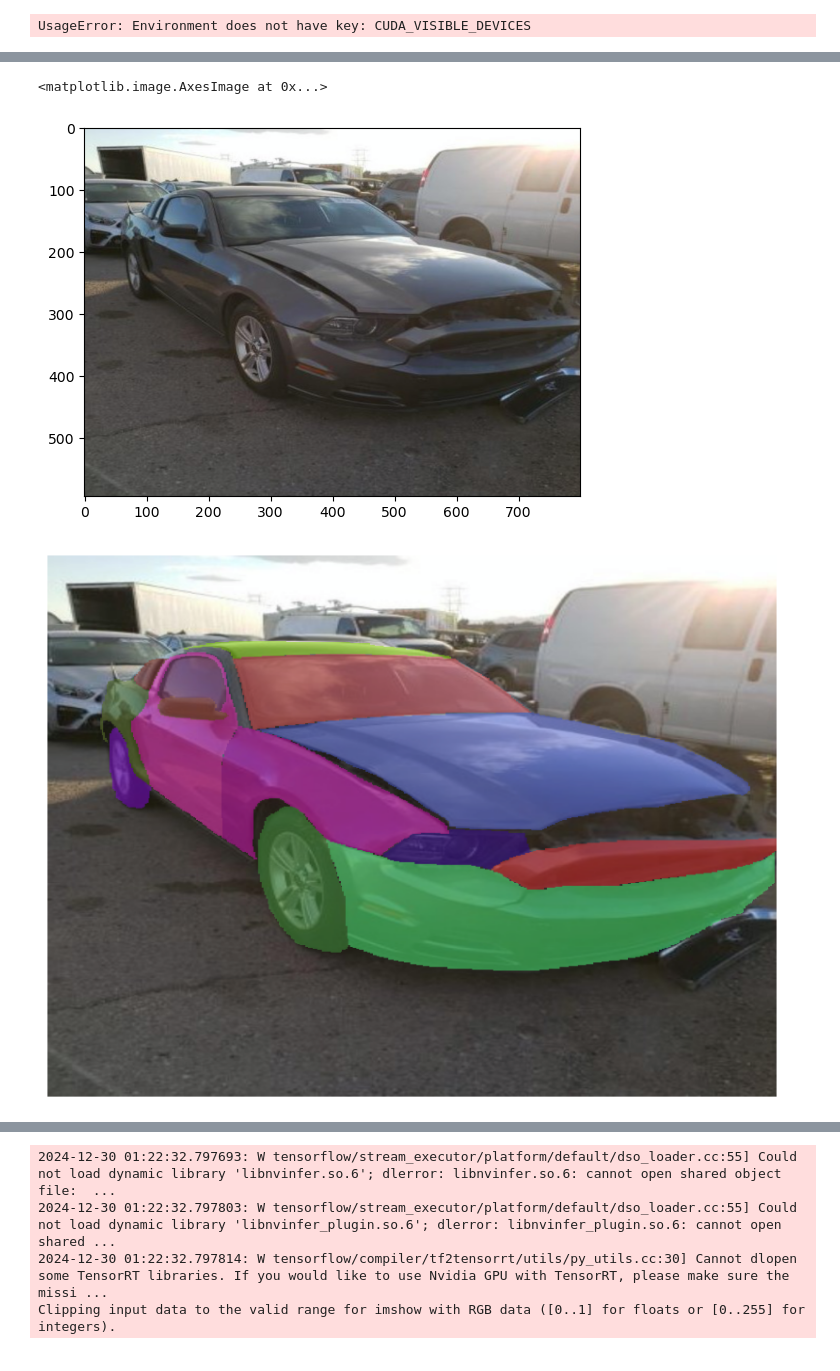
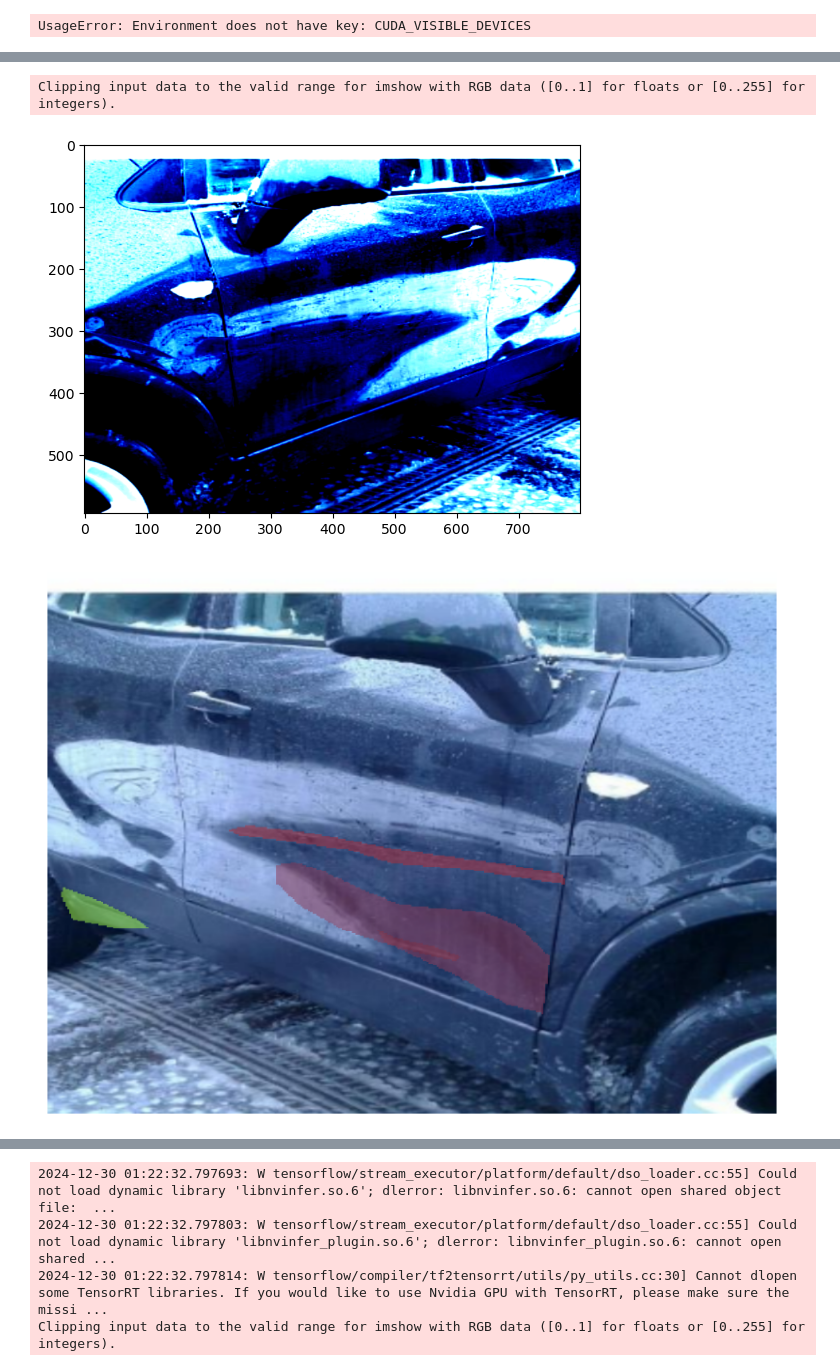
Before and after one commit to akshaygrao77/ImageSegmentation, a Jupyter notebook: segmentation_test.ipynb, the cells around one changed output, grey strips where cells are left out. Cells and saved outputs as stored; diff of their text form; code cells hidden in the pictures.

```diff
--- a/segmentation_test.ipynb
+++ b/segmentation_test.ipynb
@@ -47,7 +47,7 @@ from utils.data_preprocessor_utils import *
 from utils.visualize_utils import *
 # %%
 # Car_damages_dataset, Car_parts_dataset
-dataset = "Car_parts_dataset"
+dataset = "Car_damages_dataset"
 
 if(dataset == "Car_damages_dataset"):
     coco_path = "coco_damage_annotations.json"
@@ -87,4 +78,5 @@ index created!
 # %%
+is_normalize_image=False
 # Create dataset
 train_car_dataset = get_dataset(car_imgs,car_anns,is_train=True)
 val_car_dataset = get_dataset(car_imgs,car_anns)
@@ -103,6 +95,6 @@ creating index...
 index created!
 # %%
 # Check an example
-image, mask = train_car_dataset[1]
+image, mask = train_car_dataset[90]
 print(image.shape, mask.shape,train_car_dataset.img_path)  # Tensor dimensions
 # %% [output]
@@ -114,18 +111,21 @@ torch.Size([3, 594, 800]) torch.Size([1, 594, 800]) ./data/car-parts-and-car-dam
 # %%
-plt.imshow(unnormalize_image(image.transpose(0,-1).transpose(0,1).numpy()))
+if(is_normalize_image):
+    plt.imshow(unnormalize_image(image.transpose(0,-1).transpose(0,1).numpy()))
+else:
+    plt.imshow(image.transpose(0,-1).transpose(0,1).numpy())
 # %% [output]
-<matplotlib.image.AxesImage at 0x...>
+Clipping input data to the valid range for imshow with RGB data ([0..1] for floats or [0..255] for integers).
-[figure, old version]
+[figure, new version]
 # %%
-overlayed_image = overlay_colored_mask(image.transpose(0,-1).transpose(0,1).numpy(), mask[0].numpy(), car_id_to_color, alpha=0.5)
+overlayed_image = overlay_colored_mask(image.transpose(0,-1).transpose(0,1).numpy(), mask[0].numpy(), car_id_to_color, alpha=0.5,is_normalize_image=is_normalize_image)
 
 # Visualize the result
 plt.figure(figsize=(10, 10))
 plt.imshow(overlayed_image)
 plt.axis('off')
 plt.show()
 # %% [output]
-[figure, old version]
+[figure, new version]
 # %%
 from torch.utils.data import DataLoader
 
```
Also changed, not shown: parts of 19 cells of this notebook, 2 other files.
